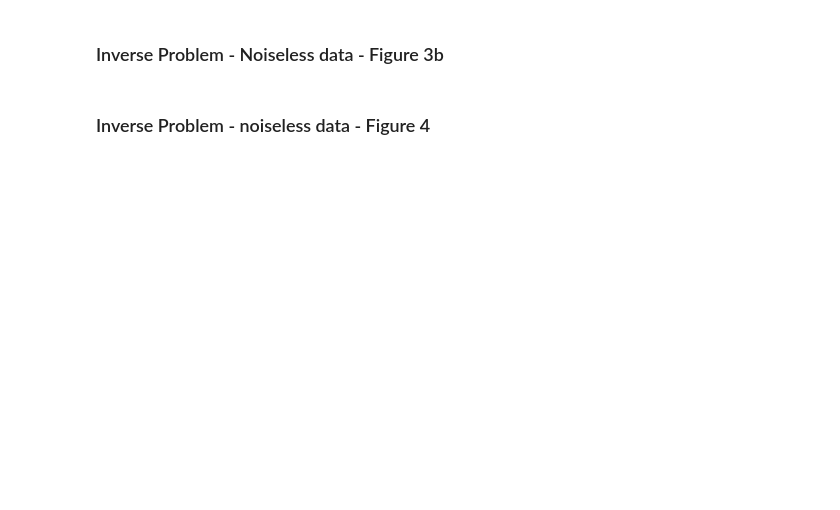
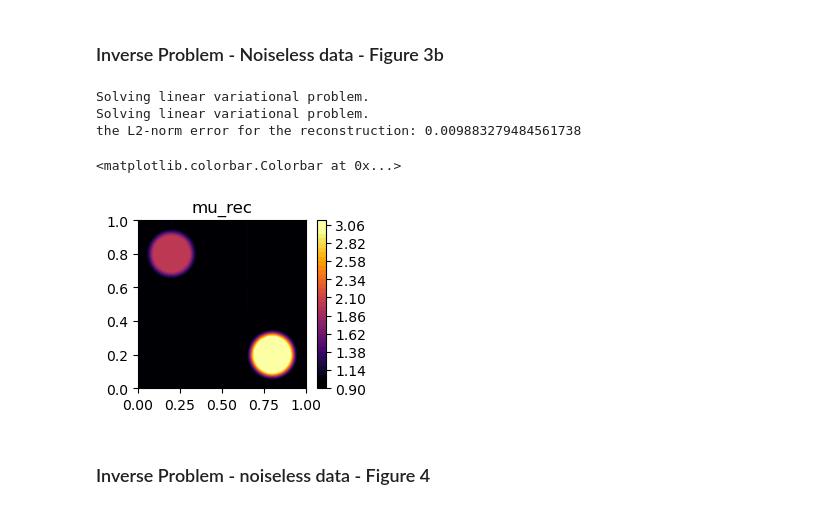
Before and after one commit to nchibli/Curl-Based-Reconstruction-Paper-Demos, a Jupyter notebook: demos/reconstruction.ipynb, the cells around one changed output. Cells and saved outputs as stored; diff of their text form; code cells hidden in the pictures; blank space fills up the shorter version.

```diff
--- a/demos/reconstruction.ipynb
+++ b/demos/reconstruction.ipynb
@@ -114,14 +121,21 @@ plt.colorbar(p)
 # %% [markdown]
 ### Inverse Problem - Noiseless data - Figure 3b
 # %%
-mu_rec, err, prim = noiseless_data_rec(
+mu_rec, err, prim = no_reg_rec(
     u,
     mesh_params=mesh_params,
     mat_params=mat_params,
-    load_params=load_params)
+    load_params=load_params,
+    compute_prim= True)
 
 plt.subplot(2,2,3)
 p = df.plot(mu_rec, title="mu_rec", cmap="inferno", vmin=1.0, vmax=3.0)
 plt.colorbar(p)
+# %% [output]
+Solving linear variational problem.
+Solving linear variational problem.
+the L2-norm error for the reconstruction: 0.009883279484561738
+<matplotlib.colorbar.Colorbar at 0x...>
+[figure, added]
 # %% [markdown]
 ### Inverse Problem - noiseless data - Figure 4
```
Also changed, not shown: parts of 12 cells of this notebook, 3 other files.
